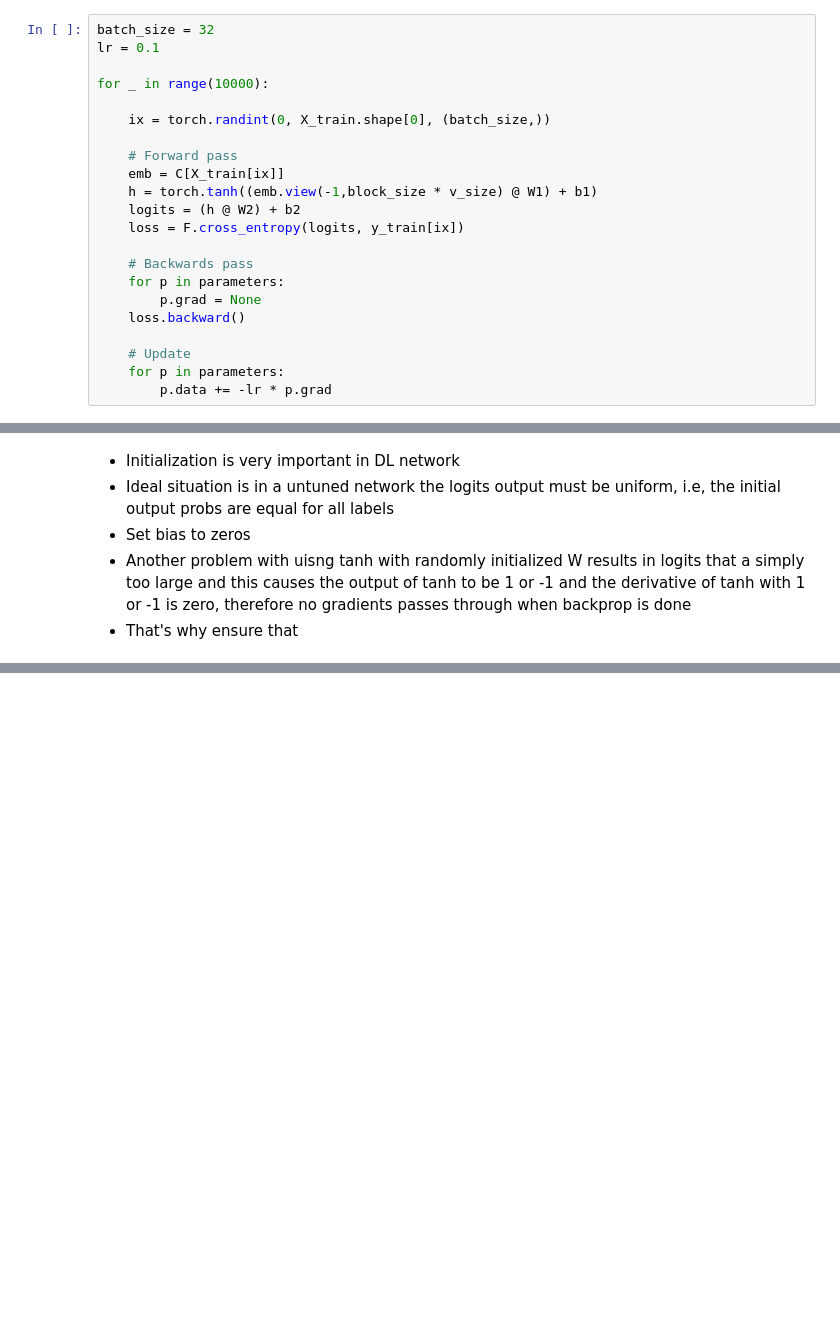
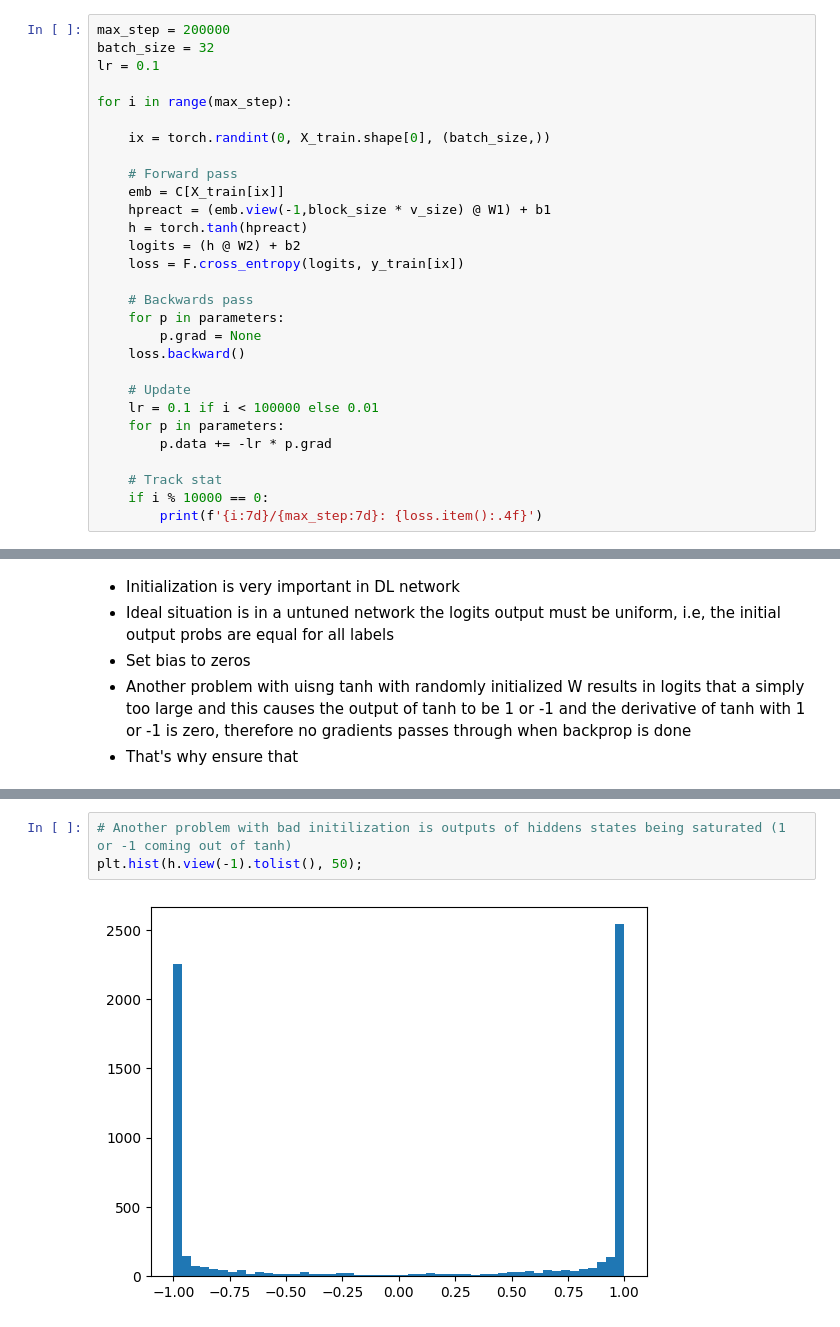
Before and after one commit to nihal-DS/Karpathy_Lectures, a Jupyter notebook: makemore3.ipynb, the cells around one changed output, grey strips where cells are left out. Drawn from its saved outputs; the diff is of its cells as text; blank space fills up the shorter version.

```diff
--- a/makemore3.ipynb
+++ b/makemore3.ipynb
@@ -72,16 +72,18 @@ parameters = [C, W1, b1, W2, b2]
 for p in parameters:
     p.requires_grad = True
 # %%
+max_step = 200000
 batch_size = 32
 lr = 0.1
 
-for _ in range(10000):
+for i in range(max_step):
 
     ix = torch.randint(0, X_train.shape[0], (batch_size,))
 
     # Forward pass
     emb = C[X_train[ix]]
-    h = torch.tanh((emb.view(-1,block_size * v_size) @ W1) + b1)
+    hpreact = (emb.view(-1,block_size * v_size) @ W1) + b1
+    h = torch.tanh(hpreact)
     logits = (h @ W2) + b2
     loss = F.cross_entropy(logits, y_train[ix])
 
@@ -91,5 +93,10 @@ for _ in range(10000):
     loss.backward()
 
     # Update
+    lr = 0.1 if i < 100000 else 0.01
     for p in parameters:
         p.data += -lr * p.grad
+
+    # Track stat
+    if i % 10000 == 0:
+        print(f'{i:7d}/{max_step:7d}: {loss.item():.4f}')
@@ -119,0 +167,5 @@ train loss: 26.006052017211914
+# %%
+# Another problem with bad initilization is outputs of hiddens states being saturated (1 or -1 coming out of tanh)
+plt.hist(h.view(-1).tolist(), 50);
+# %% [output]
+[figure, added]
```
Also changed, not shown: parts of 7 cells of this notebook.
